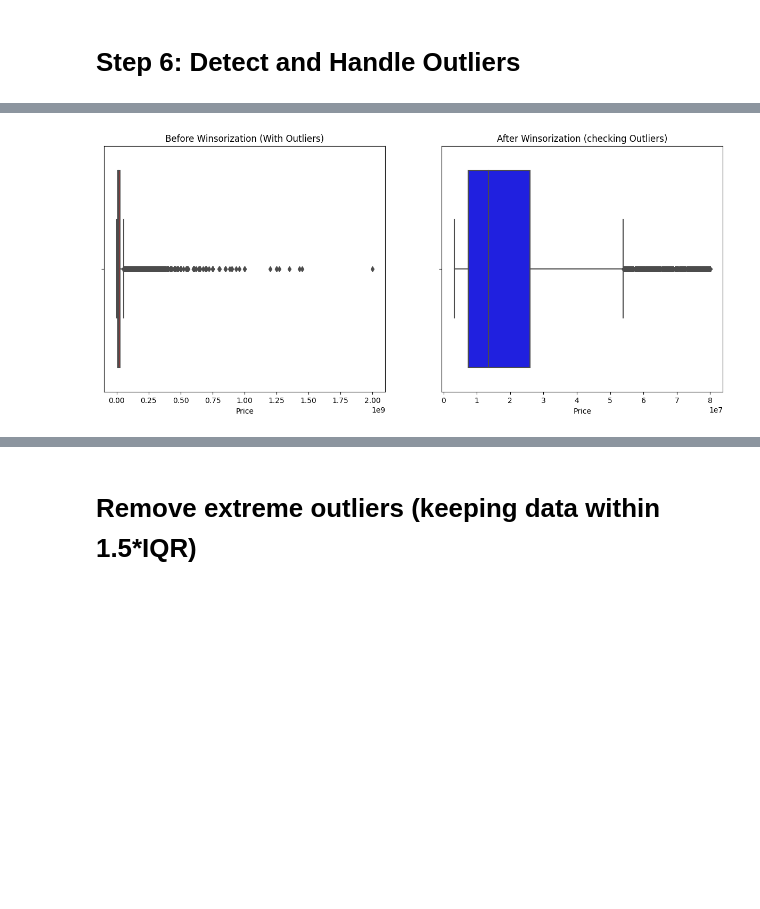
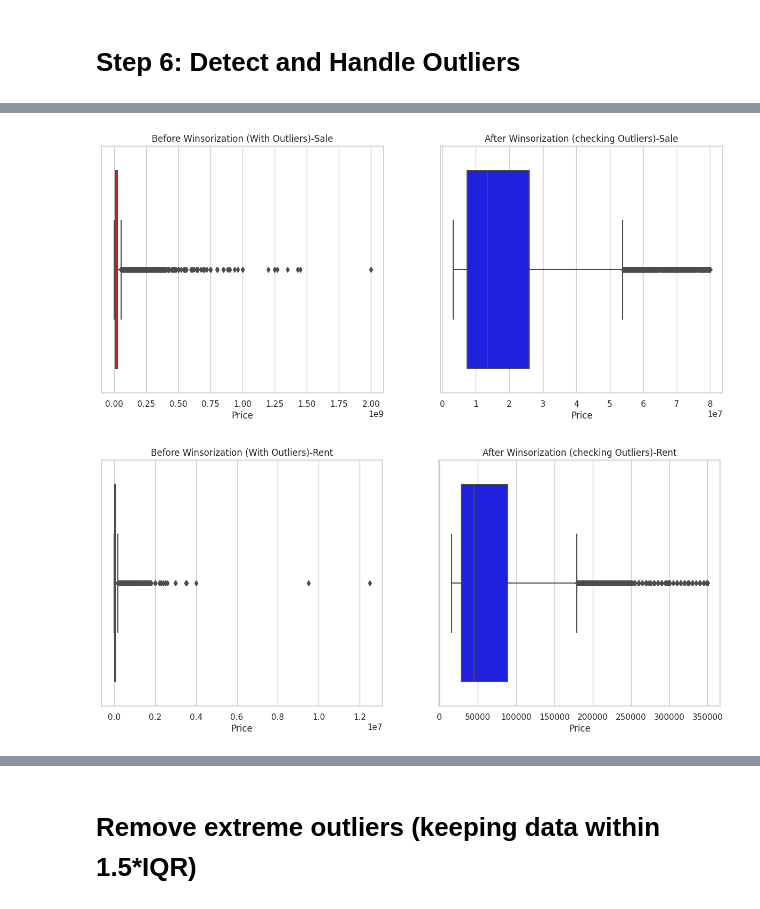
Before and after one commit to nisar1976/project, a Jupyter notebook: real-estate-prediction-arima-lstm.ipynb, the cells around one changed output, grey strips where cells are left out. Cells and saved outputs as stored; diff of their text form; code cells hidden in the pictures; blank space fills up the shorter version.

```diff
--- a/real-estate-prediction-arima-lstm.ipynb
+++ b/real-estate-prediction-arima-lstm.ipynb
@@ -249,3 +311,12 @@ object
 3     4/5/2019
 4    7/10/2019
 Name: date_added, dtype: object
+# %%
+# For rent categories
+
+categorical_cols = ["property_type", "location", "city", "province_name", "purpose"]
+ohe = OneHotEncoder(sparse=False, drop='first', handle_unknown='ignore')
+categorical_encoded = ohe.fit_transform(df_rent[categorical_cols])
+categorical_df = pd.DataFrame(categorical_encoded, columns=ohe.get_feature_names_out(categorical_cols))
+df_rent = df_rent.drop(columns=categorical_cols).reset_index(drop=True)
+df_rent = pd.concat([df_rent, categorical_df], axis=1)
@@ -258,5 +340,12 @@ df_sale["date_added"] = df_sale["date_added"].astype("datetime64[ns]")
 df_sale.loc[:, "year"] = df_sale["date_added"].dt.year
 df_sale.loc[:, "month"] = df_sale["date_added"].dt.month
 df_sale.drop(columns=["date_added"], inplace=True)
+# %%
+df_rent["date_added"] = pd.to_datetime(df_rent["date_added"], errors="coerce")
+df_rent.dropna(subset=["date_added"], inplace=True)
+df_rent["date_added"] = df_rent["date_added"].astype("datetime64[ns]")
+df_rent.loc[:, "year"] = df_rent["date_added"].dt.year
+df_rent.loc[:, "month"] = df_rent["date_added"].dt.month
+df_rent.drop(columns=["date_added"], inplace=True)
 # %% [markdown]
 # Step 6: Detect and Handle Outliers
@@ -271,29 +390,44 @@ plt.show()
 # %%
-import matplotlib.pyplot as plt
-import seaborn as sns
-import pandas as pd
-from scipy.stats.mstats import winsorize
-
-# Create a figure with 2 subplots
+# Create a figure with 2 subplots for Sale
 fig, axes = plt.subplots(1, 2, figsize=(15, 6))
 
 # Boxplot BEFORE Winsorization
 sns.boxplot(x=df_sale["price"], ax=axes[0], color='red')
-axes[0].set_title("Before Winsorization (With Outliers)")
+axes[0].set_title("Before Winsorization (With Outliers)-Sale")
 axes[0].set_xlabel("Price")
 
 # Apply Winsorization
 df_sale["price_winsorized"] = winsorize(df_sale["price"], limits=[0.05, 0.05])
 
 # Boxplot AFTER Winsorization
 sns.boxplot(x=df_sale["price_winsorized"], ax=axes[1], color='blue')
-axes[1].set_title("After Winsorization (checking Outliers)")
+axes[1].set_title("After Winsorization (checking Outliers)-Sale")
 axes[1].set_xlabel("Price")
 
 # Show plots
 plt.show()
+
+# Create a figure with 2 subplots for Rent
+fig, axes = plt.subplots(1, 2, figsize=(15, 6))
+
+# Boxplot BEFORE Winsorization
+sns.boxplot(x=df_rent["price"], ax=axes[0], color='red')
+axes[0].set_title("Before Winsorization (With Outliers)-Rent")
+axes[0].set_xlabel("Price")
+
+# Apply Winsorization
+df_rent["price_winsorized"] = winsorize(df_rent["price"], limits=[0.05, 0.05])
+
+# Boxplot AFTER Winsorization
+sns.boxplot(x=df_rent["price_winsorized"], ax=axes[1], color='blue')
+axes[1].set_title("After Winsorization (checking Outliers)-Rent")
+axes[1].set_xlabel("Price")
+
+# Show plots
+plt.show()
 # %% [output]
-[figure, old version]
+[figure, new version]
+[figure, added]
 # %%
 # Compute IQR (Interquartile Range) for outlier detection
 Q1 = df_sale["price"].quantile(0.25)  # 25th percentile
```
Also changed, not shown: parts of 49 cells of this notebook.
